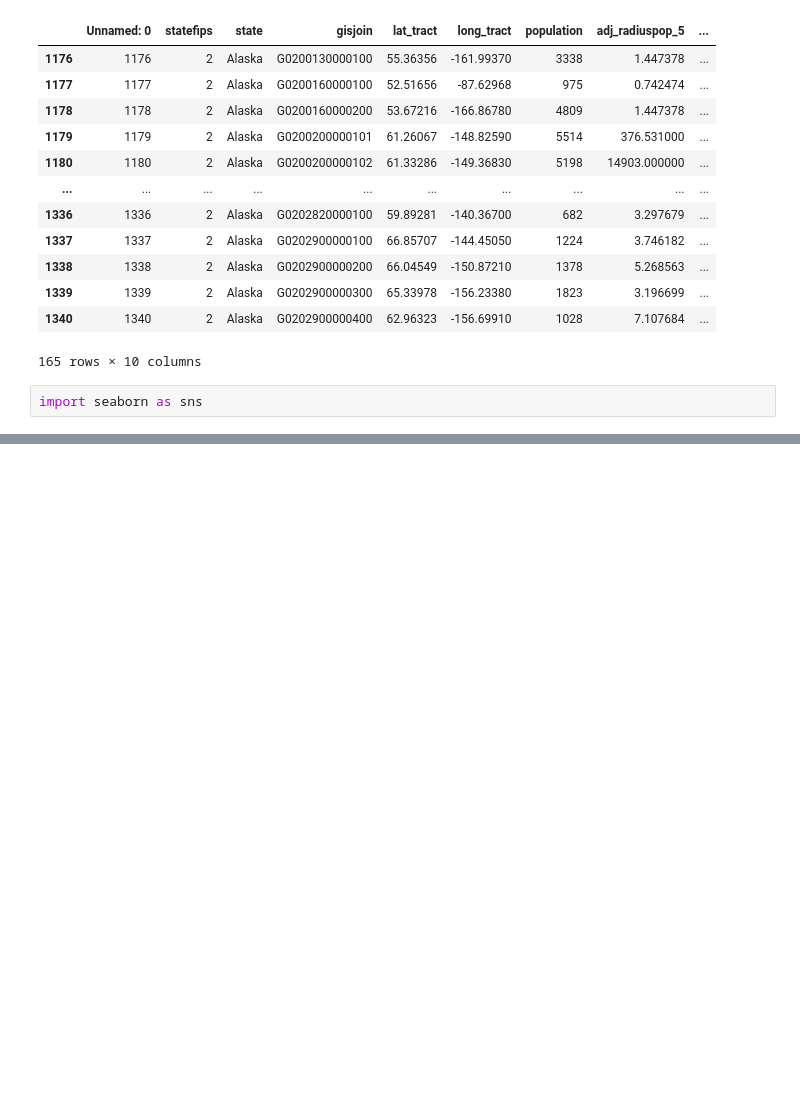
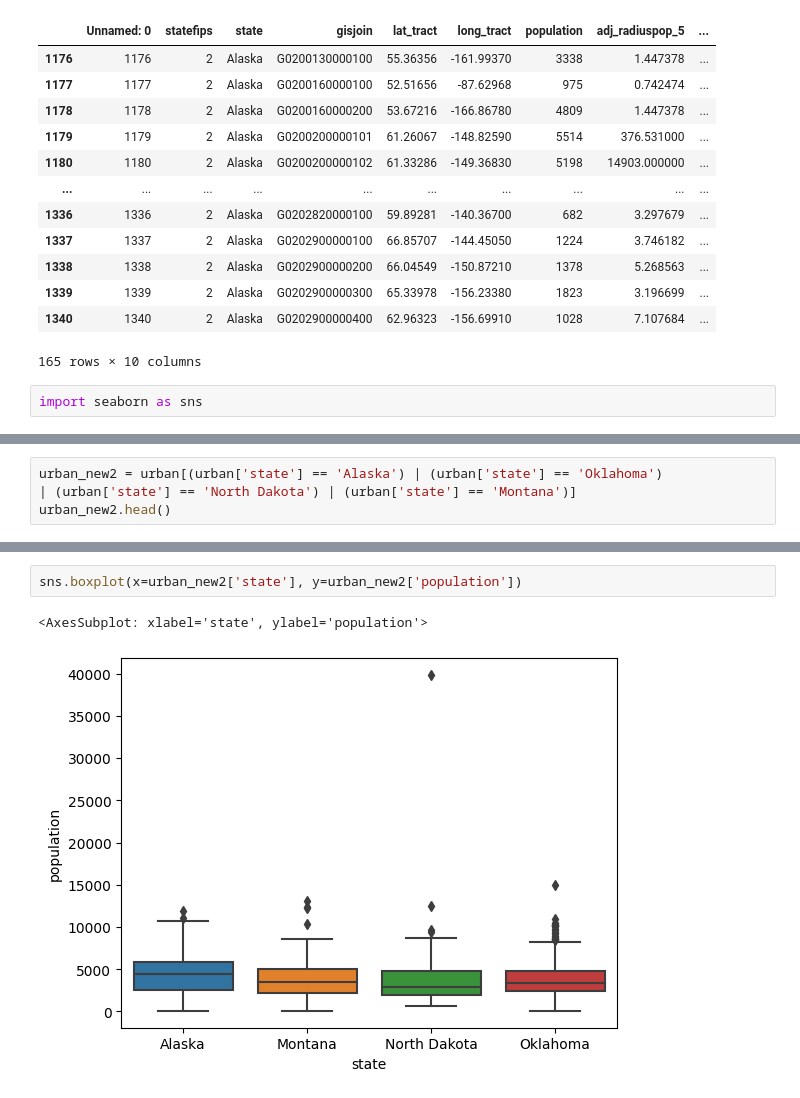
Before and after one commit to rssidorenko/Learning-Python3, a Jupyter notebook: Визуализация-2_3.ipynb, the cells around one changed output, grey strips where cells are left out. Drawn from its saved outputs; the diff is of its cells as text; blank space fills up the shorter version.

```diff
--- a/Визуализация-2_3.ipynb
+++ b/Визуализация-2_3.ipynb
@@ -66,0 +86,4 @@ sns.boxplot(x=urban_new['state'], y=urban_new['urbanindex'])
+# %%
+urban_new2 = urban[(urban['state'] == 'Alaska') | (urban['state'] == 'Oklahoma')
+| (urban['state'] == 'North Dakota') | (urban['state'] == 'Montana')]
+urban_new2.head()
@@ -66,0 +97,5 @@ sns.boxplot(x=urban_new['state'], y=urban_new['urbanindex'])
+# %%
+sns.boxplot(x=urban_new2['state'], y=urban_new2['population'])
+# %% [output]
+<AxesSubplot: xlabel='state', ylabel='population'>
+[figure, added]
```
Also changed, not shown: parts of 20 cells of this notebook, 8 other files.
